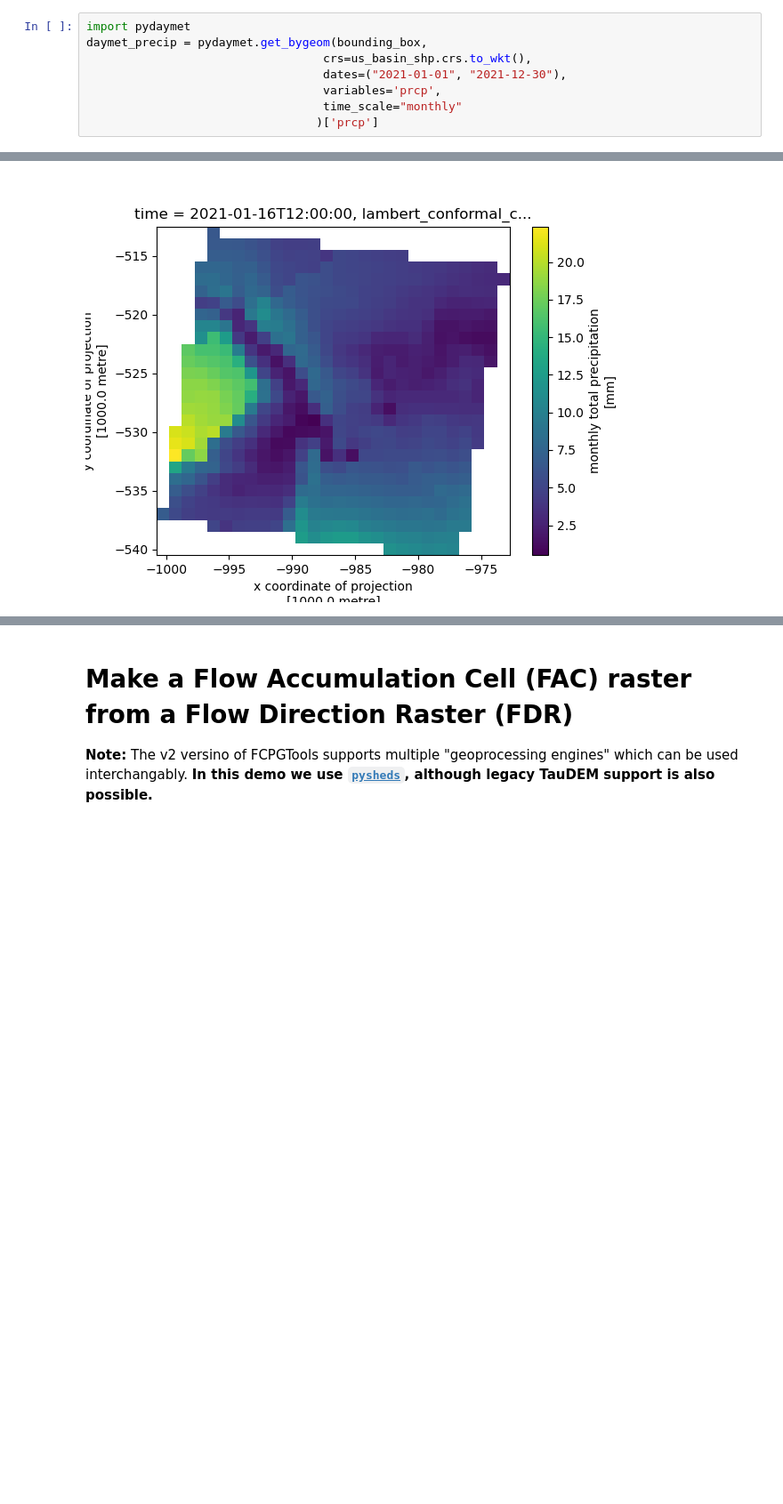
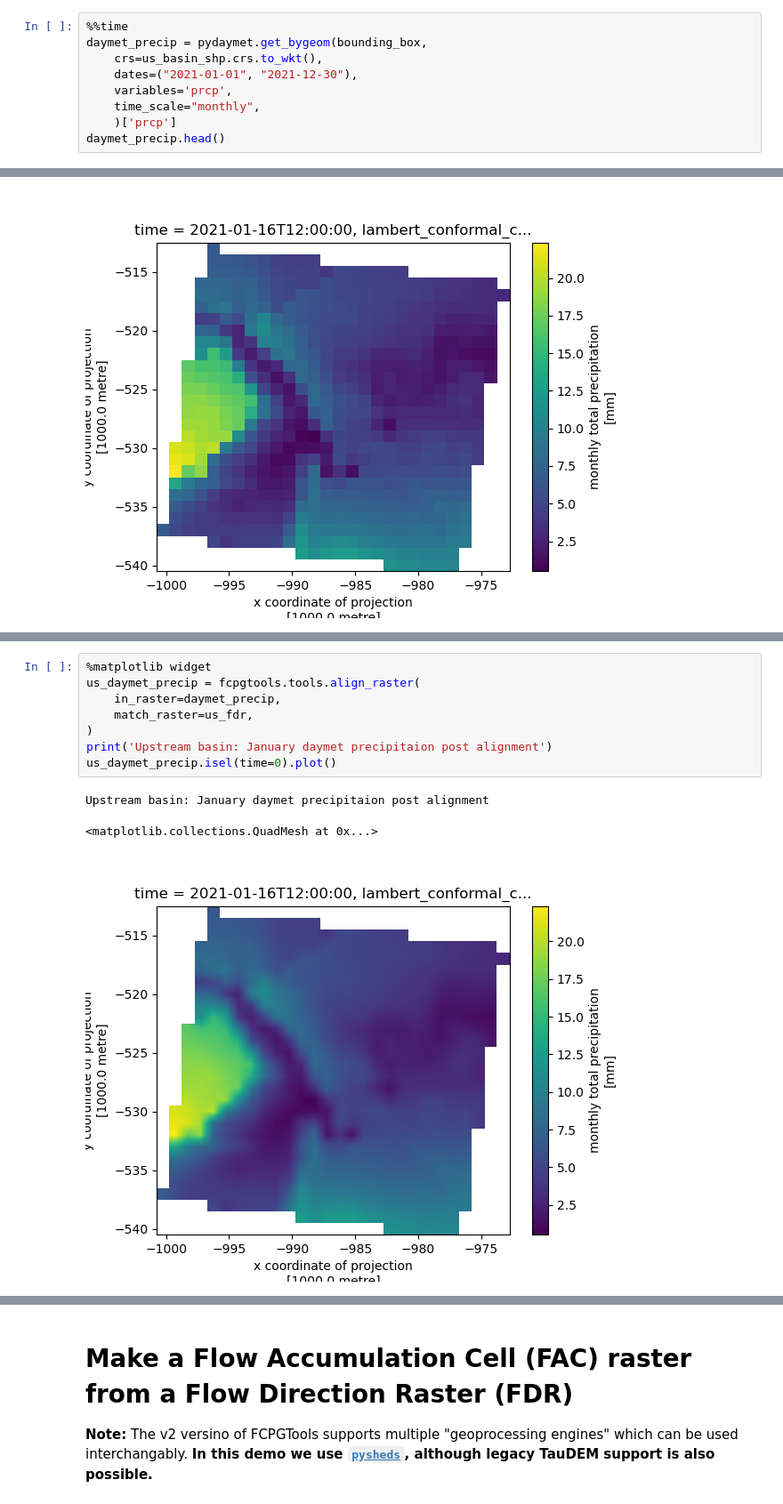
Before and after one commit to usgs/water-fcpg-tools, a Jupyter notebook: examples/refactor_demo_notebook.ipynb, the cells around one changed output, grey strips where cells are left out. Shown at 89% size. Drawn from its saved outputs; the diff is of its cells as text; blank space fills up the shorter version.

```diff
--- a/examples/refactor_demo_notebook.ipynb
+++ b/examples/refactor_demo_notebook.ipynb
@@ -99,10 +160,11 @@ print(f'Boudning box: {bounding_box}')
 # %% [output]
 Boudning box: [-111.71574357557677, 36.771840865839465, -111.43463711872147, 37.00637998943375]
 # %%
-import pydaymet
+%%time
 daymet_precip = pydaymet.get_bygeom(bounding_box,
-                                  crs=us_basin_shp.crs.to_wkt(),
-                                  dates=("2021-01-01", "2021-12-30"),
-                                  variables='prcp',
-                                  time_scale="monthly"
-                                 )['prcp']
+    crs=us_basin_shp.crs.to_wkt(),
+    dates=("2021-01-01", "2021-12-30"),
+    variables='prcp',
+    time_scale="monthly",
+    )['prcp']
+daymet_precip.head()
@@ -159,0 +210,12 @@ Visualizing January precipitation:
+# %%
+%matplotlib widget
+us_daymet_precip = fcpgtools.tools.align_raster(
+    in_raster=daymet_precip,
+    match_raster=us_fdr,
+)
+print('Upstream basin: January daymet precipitaion post alignment')
+us_daymet_precip.isel(time=0).plot()
+# %% [output]
+Upstream basin: January daymet precipitaion post alignment
+<matplotlib.collections.QuadMesh at 0x...>
+[figure, added]
```
Also changed, not shown: parts of 17 cells of this notebook, 3 other files.
